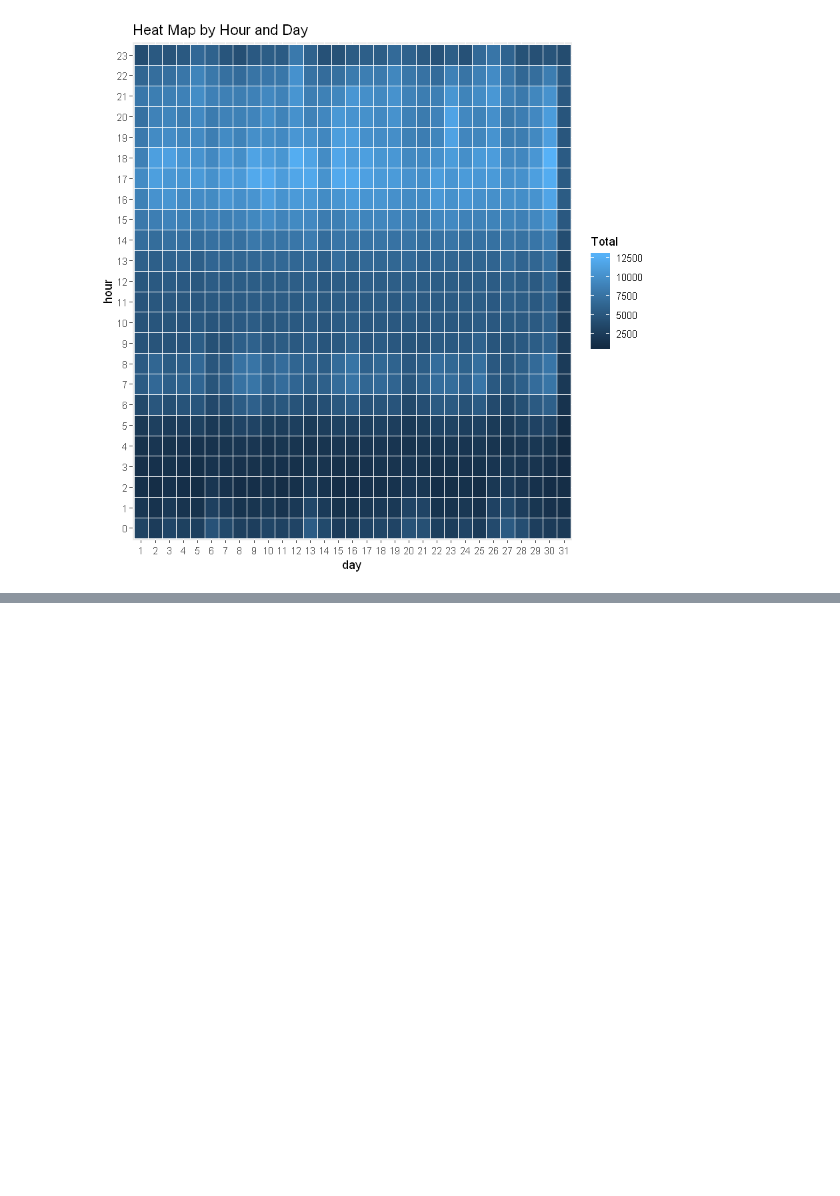
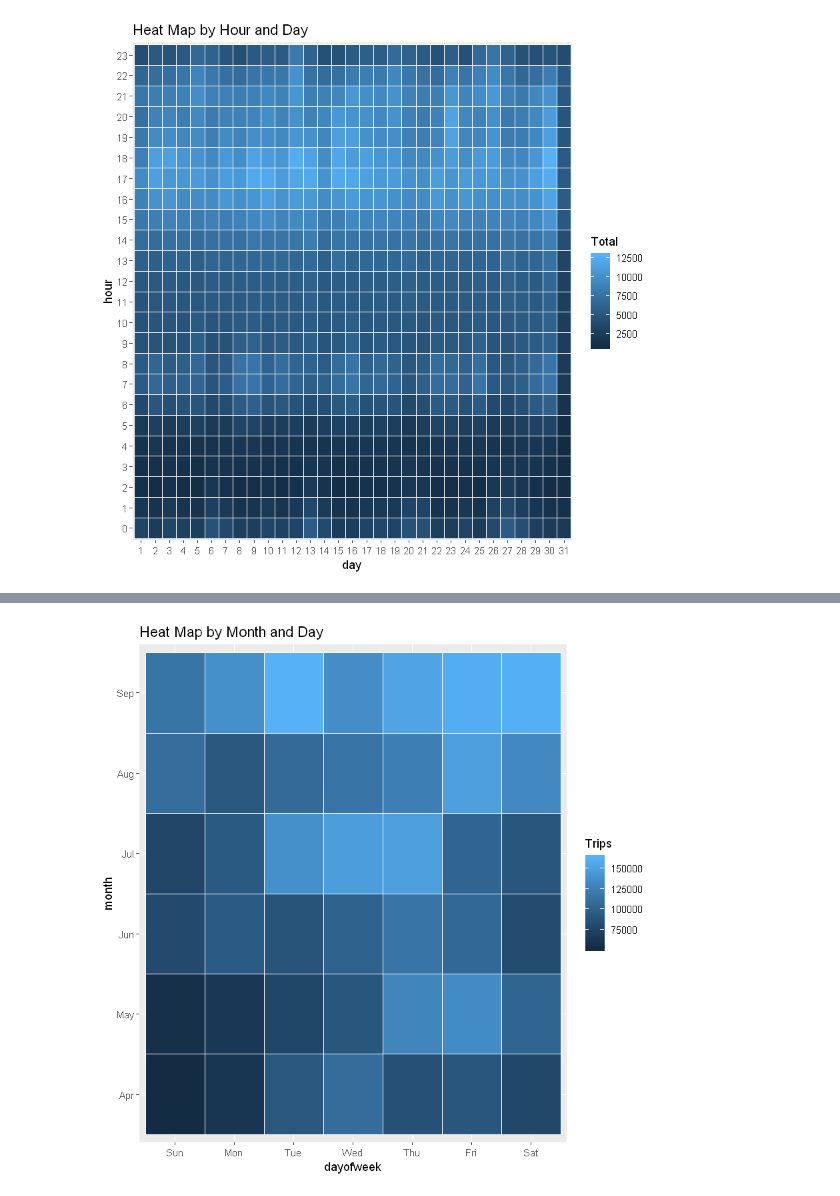
Before and after one commit to AmirMotefaker/Uber-Data-Analysis, a Jupyter notebook: Uber Data Analysis.ipynb, the cells around one changed output, grey strips where cells are left out. Drawn from its saved outputs; the diff is of its cells as text; code cells hidden in the pictures; blank space fills up the shorter version.

```diff
--- a/Uber Data Analysis.ipynb
+++ b/Uber Data Analysis.ipynb
@@ -224,0 +255,7 @@ ggplot(day_hour_data, aes(day, hour, fill = Total)) +
+# %%
+# Plot a heatmap by day of the week and month
+ggplot(day_month_data, aes(dayofweek, month, fill = Trips)) +
+  geom_tile(color = "white") +
+  ggtitle("Heat Map by Month and Day")
+# %% [output]
+[figure, added]
```
Also changed, not shown: parts of 2 cells of this notebook.
